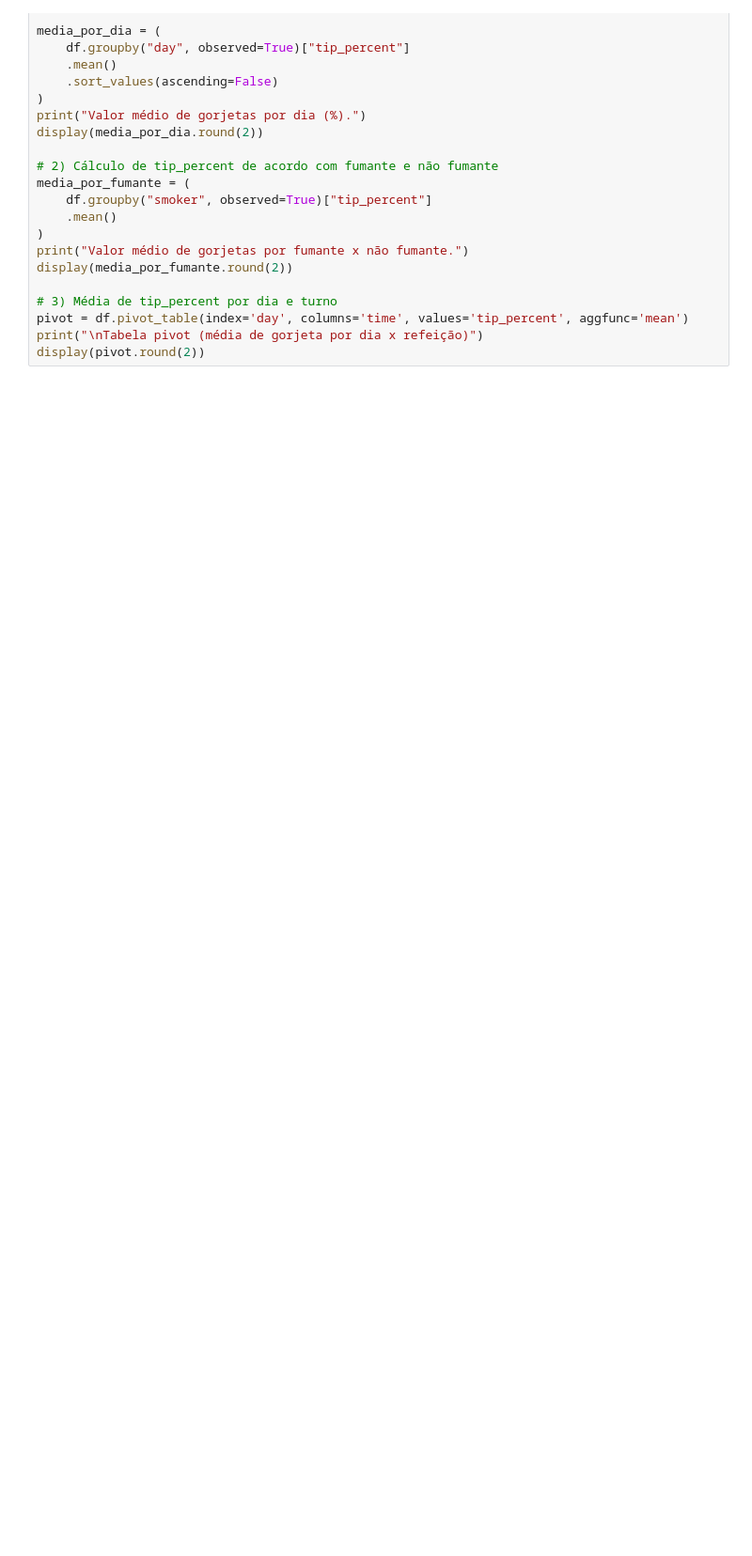
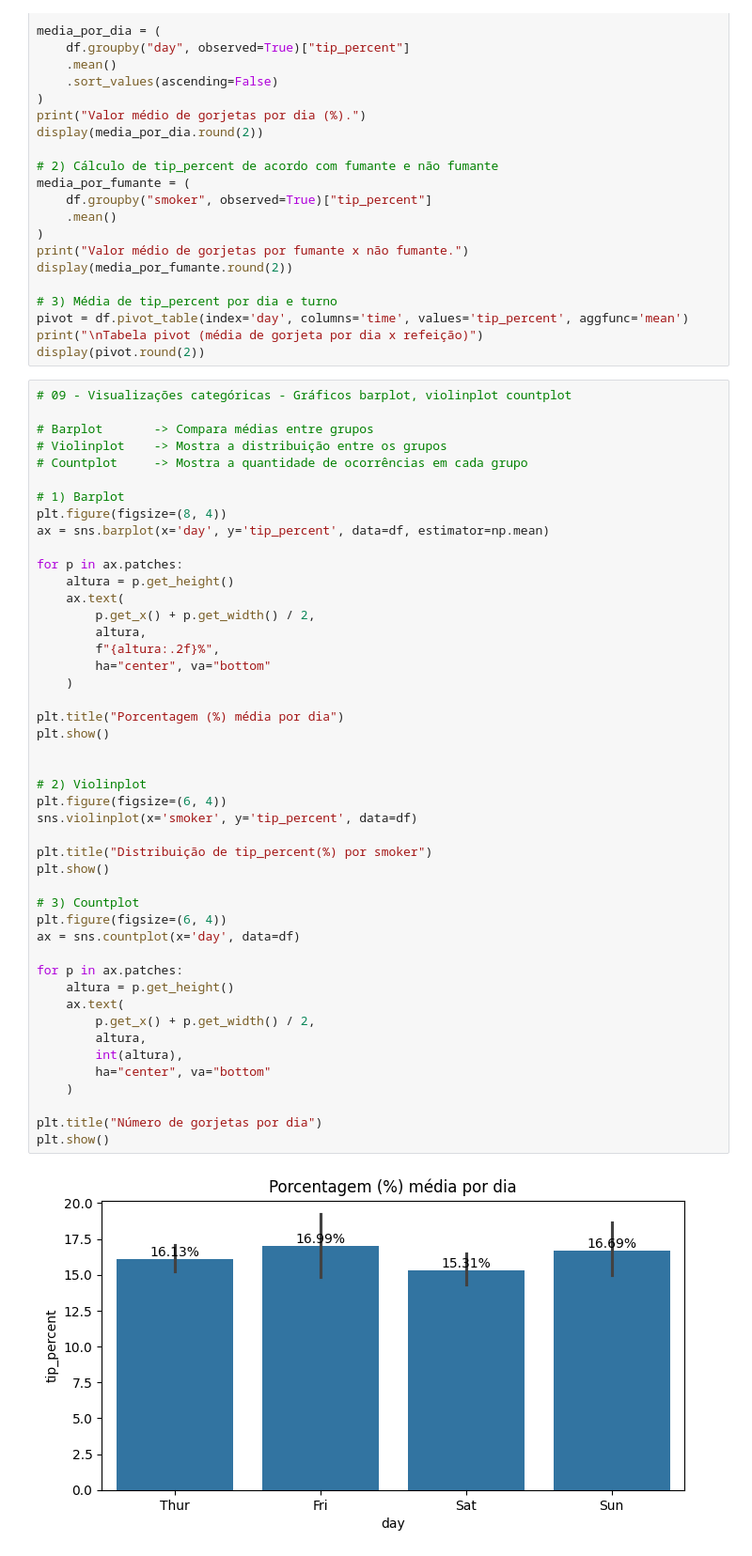
Before and after one commit to abispo/curso-analise-de-dados-em-python-proway-20251124, a Jupyter notebook: 20251203-aula04/tips.ipynb, the cells around one changed output. Shown: that part at 94% size. Drawn from its saved outputs; the diff is of its cells as text; blank space fills up the shorter version.

```diff
--- a/20251203-aula04/tips.ipynb
+++ b/20251203-aula04/tips.ipynb
@@ -190,3 +190,51 @@ display(media_por_fumante.round(2))
 pivot = df.pivot_table(index='day', columns='time', values='tip_percent', aggfunc='mean')
 print("\nTabela pivot (média de gorjeta por dia x refeição)")
 display(pivot.round(2))
+# %%
+# 09 - Visualizações categóricas - Gráficos barplot, violinplot countplot
+
+# Barplot       -> Compara médias entre grupos
+# Violinplot    -> Mostra a distribuição entre os grupos
+# Countplot     -> Mostra a quantidade de ocorrências em cada grupo
+
+# 1) Barplot
+plt.figure(figsize=(8, 4))
+ax = sns.barplot(x='day', y='tip_percent', data=df, estimator=np.mean)
+
+for p in ax.patches:
+    altura = p.get_height()
+    ax.text(
+        p.get_x() + p.get_width() / 2,
+        altura,
+        f"{altura:.2f}%",
+        ha="center", va="bottom"
+    )
+
+plt.title("Porcentagem (%) média por dia")
+plt.show()
+
+
+# 2) Violinplot
+plt.figure(figsize=(6, 4))
+sns.violinplot(x='smoker', y='tip_percent', data=df)
+
+plt.title("Distribuição de tip_percent(%) por smoker")
+plt.show()
+
+# 3) Countplot
+plt.figure(figsize=(6, 4))
+ax = sns.countplot(x='day', data=df)
+
+for p in ax.patches:
+    altura = p.get_height()
+    ax.text(
+        p.get_x() + p.get_width() / 2,
+        altura,
+        int(altura),
+        ha="center", va="bottom"
+    )
+
+plt.title("Número de gorjetas por dia")
+plt.show()
+# %% [output]
+[figure, added]
```
Also changed, not shown: parts of 1 cell of this notebook.
